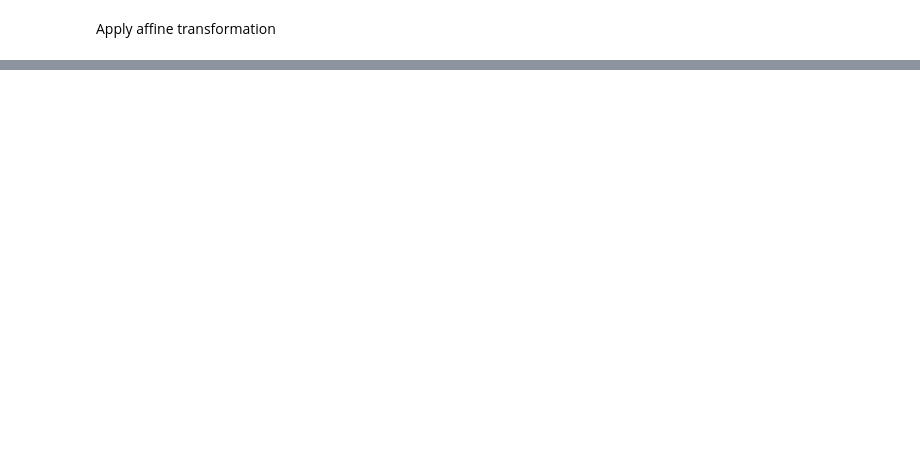
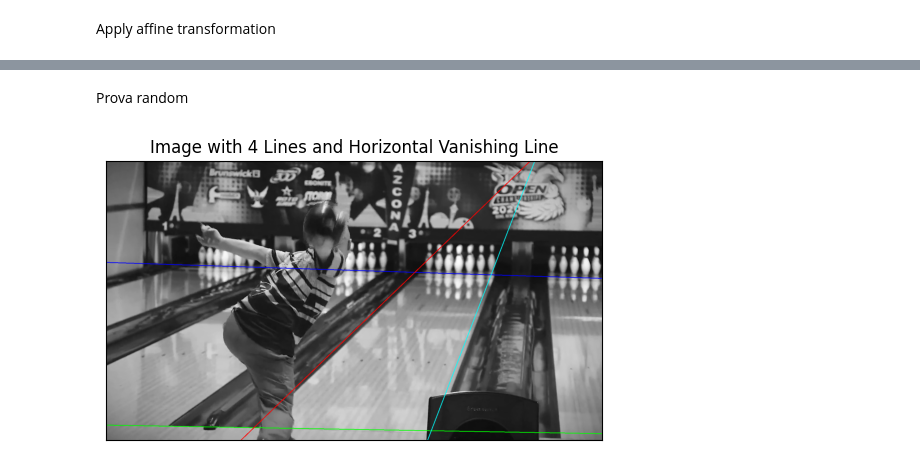
Before and after one commit to CorraPiano/bowling-analysis, a Jupyter notebook: notebook/lane_reconstruction/lane_reconstruction_test1.ipynb, the cells around one changed output, grey strips where cells are left out. Cells and saved outputs as stored; diff of their text form; code cells hidden in the pictures; blank space fills up the shorter version.

```diff
--- a/notebook/lane_reconstruction/lane_reconstruction_test1.ipynb
+++ b/notebook/lane_reconstruction/lane_reconstruction_test1.ipynb
@@ -196,0 +214,30 @@ plt.show()
+# %% [markdown]
+Prova random
+# %%
+# Draw the 4 lines on the image
+def draw_line(image, line, color=(255, 0, 0), thickness=2):
+    a, b, c = line
+    x0, y0 = 0, int(-c / b)
+    x1, y1 = image.shape[1], int(-(c + a * image.shape[1]) / b)
+    cv2.line(image, (x0, y0), (x1, y1), color, thickness)
+
+# Convert the grayscale image to BGR for colored lines
+image_with_lines = cv2.cvtColor(image, cv2.COLOR_GRAY2BGR)
+
+# Draw the top, bottom, left, and right lines
+draw_line(image_with_lines, top_line, color=(255, 0, 0))
+draw_line(image_with_lines, bottom_line, color=(0, 255, 0))
+draw_line(image_with_lines, left_line, color=(0, 0, 255))
+draw_line(image_with_lines, right_line, color=(255, 255, 0))
+
+# Draw the horizontal line passing through the horizontal vanishing point
+horizontal_vanishing_line = np.array([0, 1, -vanishing_point_horizontal[1]])
+draw_line(image_with_lines, horizontal_vanishing_line, color=(0, 255, 255))
+
+# Show the image with the lines
+plt.imshow(cv2.cvtColor(image_with_lines, cv2.COLOR_BGR2RGB))
+plt.title('Image with 4 Lines and Horizontal Vanishing Line')
+plt.xticks([]), plt.yticks([])
+plt.show()
+# %% [output]
+[figure, added]
```
Also changed, not shown: parts of 10 cells of this notebook, 3 other files.
